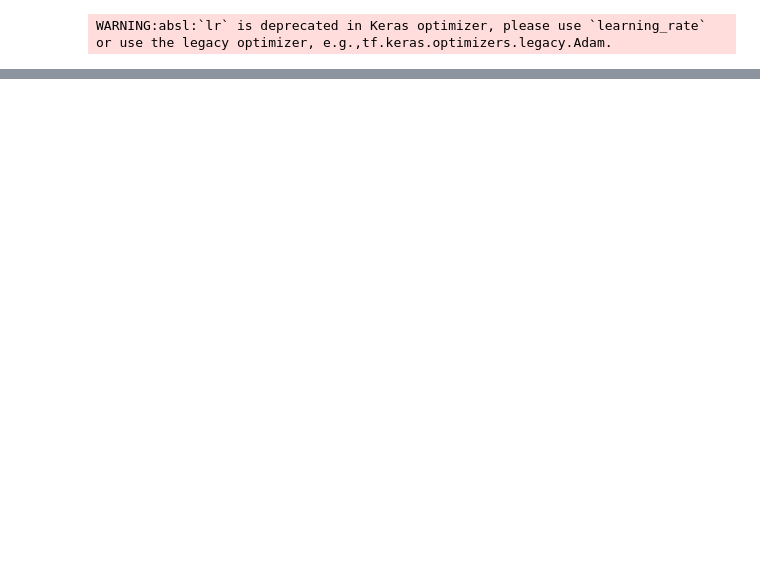
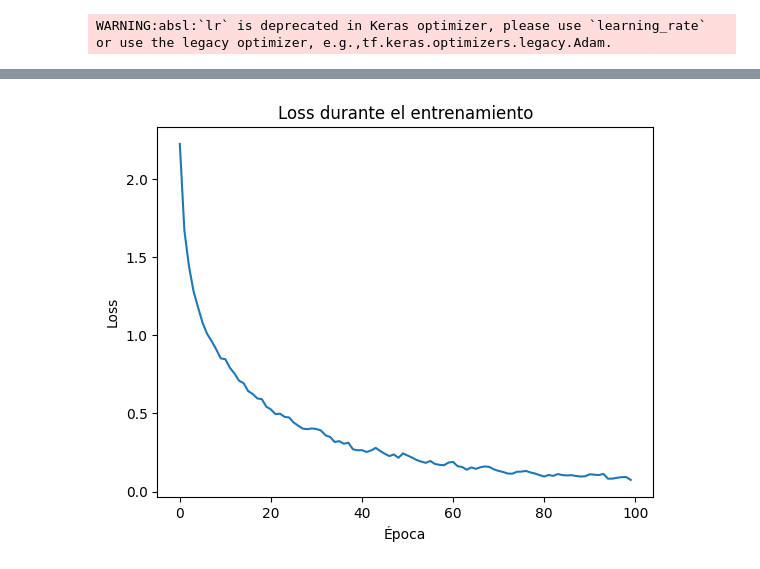
Before and after one commit to BuilesYeison/ML_Projects_231, a Jupyter notebook: music_genre_prediction.ipynb, the cells around one changed output, grey strips where cells are left out. Saved outputs shown, nothing was run; the diff lists cells and outputs as text; code cells hidden in the pictures; blank space fills up the shorter version.

```diff
--- a/music_genre_prediction.ipynb
+++ b/music_genre_prediction.ipynb
@@ -193,0 +236,12 @@ Test accuracy: 0.7617617845535278
+# %%
+# Obtener los valores de pérdida del historial de entrenamiento
+loss_values = hist.history['loss']
+
+# Crear el gráfico de la pérdida
+plt.plot(loss_values)
+plt.title('Loss durante el entrenamiento')
+plt.xlabel('Época')
+plt.ylabel('Loss')
+plt.show()
+# %% [output]
+[figure, added]
```
Also changed, not shown: parts of 13 cells of this notebook, 1 other file.
